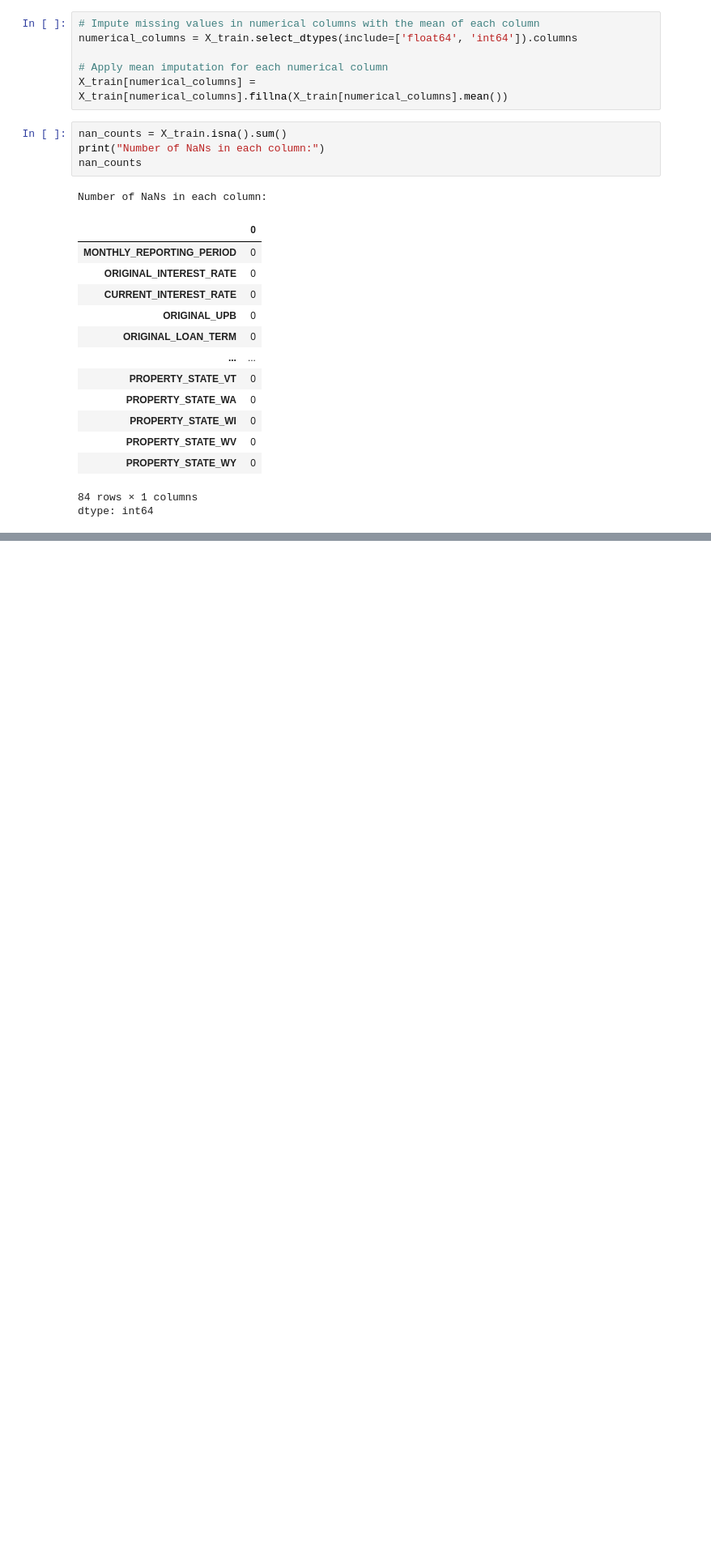
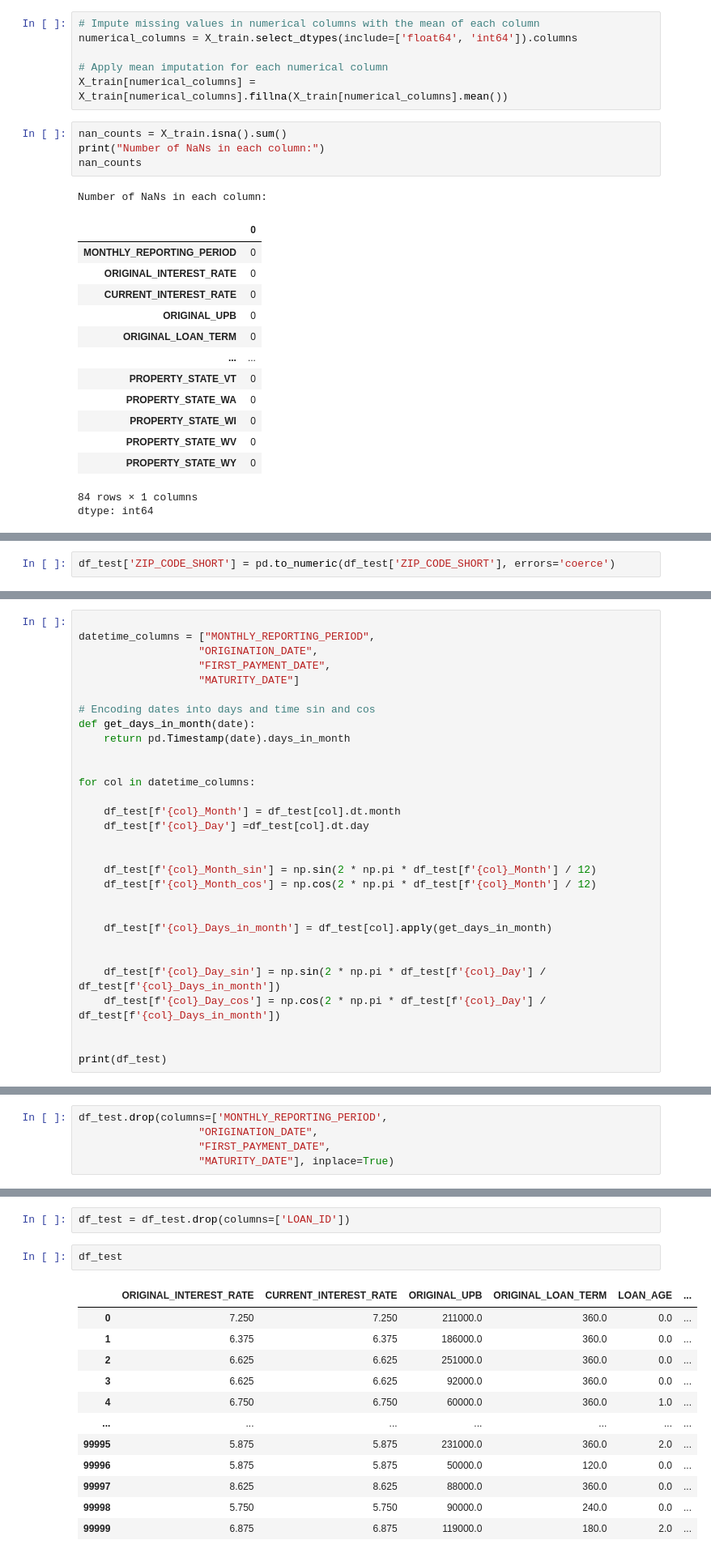
Before and after one commit to lkp123/Coursera1, a Jupyter notebook: Computing_for_AMS_Final.ipynb, the cells around one changed output, grey strips where cells are left out. Shown at 81% size. Drawn from its saved outputs; the diff is of its cells as text; blank space fills up the shorter version.

```diff
--- a/Computing_for_AMS_Final.ipynb
+++ b/Computing_for_AMS_Final.ipynb
@@ -329,0 +834,2 @@ dtype: int64
+# %%
+df_test['ZIP_CODE_SHORT'] = pd.to_numeric(df_test['ZIP_CODE_SHORT'], errors='coerce')
@@ -329,0 +866,30 @@ dtype: int64
+# %%
+
+datetime_columns = ["MONTHLY_REPORTING_PERIOD",
+                   "ORIGINATION_DATE",
+                   "FIRST_PAYMENT_DATE",
+                   "MATURITY_DATE"]
+
+# Encoding dates into days and time sin and cos
+def get_days_in_month(date):
+    return pd.Timestamp(date).days_in_month
+
+
+for col in datetime_columns:
+
+    df_test[f'{col}_Month'] = df_test[col].dt.month
+    df_test[f'{col}_Day'] =df_test[col].dt.day
+
+
+    df_test[f'{col}_Month_sin'] = np.sin(2 * np.pi * df_test[f'{col}_Month'] / 12)
+    df_test[f'{col}_Month_cos'] = np.cos(2 * np.pi * df_test[f'{col}_Month'] / 12)
+
+
+    df_test[f'{col}_Days_in_month'] = df_test[col].apply(get_days_in_month)
+
+
+    df_test[f'{col}_Day_sin'] = np.sin(2 * np.pi * df_test[f'{col}_Day'] / df_test[f'{col}_Days_in_month'])
+    df_test[f'{col}_Day_cos'] = np.cos(2 * np.pi * df_test[f'{col}_Day'] / df_test[f'{col}_Days_in_month'])
+
+
+print(df_test)
@@ -329,0 +914,5 @@ dtype: int64
+# %%
+df_test.drop(columns=['MONTHLY_REPORTING_PERIOD',
+                   "ORIGINATION_DATE",
+                   "FIRST_PAYMENT_DATE",
+                   "MATURITY_DATE"], inplace=True)
@@ -329,0 +948,17 @@ dtype: int64
+# %%
+df_test = df_test.drop(columns=['LOAN_ID'])
+# %%
+df_test
+# %% [output]
+|  | ORIGINAL_INTEREST_RATE | CURRENT_INTEREST_RATE | ORIGINAL_UPB | ORIGINAL_LOAN_TERM | LOAN_AGE | ... |
+| 0 | 7.250 | 7.250 | 211000.0 | 360.0 | 0.0 | ... |
+| 1 | 6.375 | 6.375 | 186000.0 | 360.0 | 0.0 | ... |
+| 2 | 6.625 | 6.625 | 251000.0 | 360.0 | 0.0 | ... |
+| 3 | 6.625 | 6.625 | 92000.0 | 360.0 | 0.0 | ... |
+| 4 | 6.750 | 6.750 | 60000.0 | 360.0 | 1.0 | ... |
+| ... | ... | ... | ... | ... | ... | ... |
+| 99995 | 5.875 | 5.875 | 231000.0 | 360.0 | 2.0 | ... |
+| 99996 | 5.875 | 5.875 | 50000.0 | 120.0 | 0.0 | ... |
+| 99997 | 8.625 | 8.625 | 88000.0 | 360.0 | 0.0 | ... |
+| 99998 | 5.750 | 5.750 | 90000.0 | 240.0 | 0.0 | ... |
+| 99999 | 6.875 | 6.875 | 119000.0 | 180.0 | 2.0 | ... |
```
Also changed, not shown: parts of 86 cells of this notebook.
